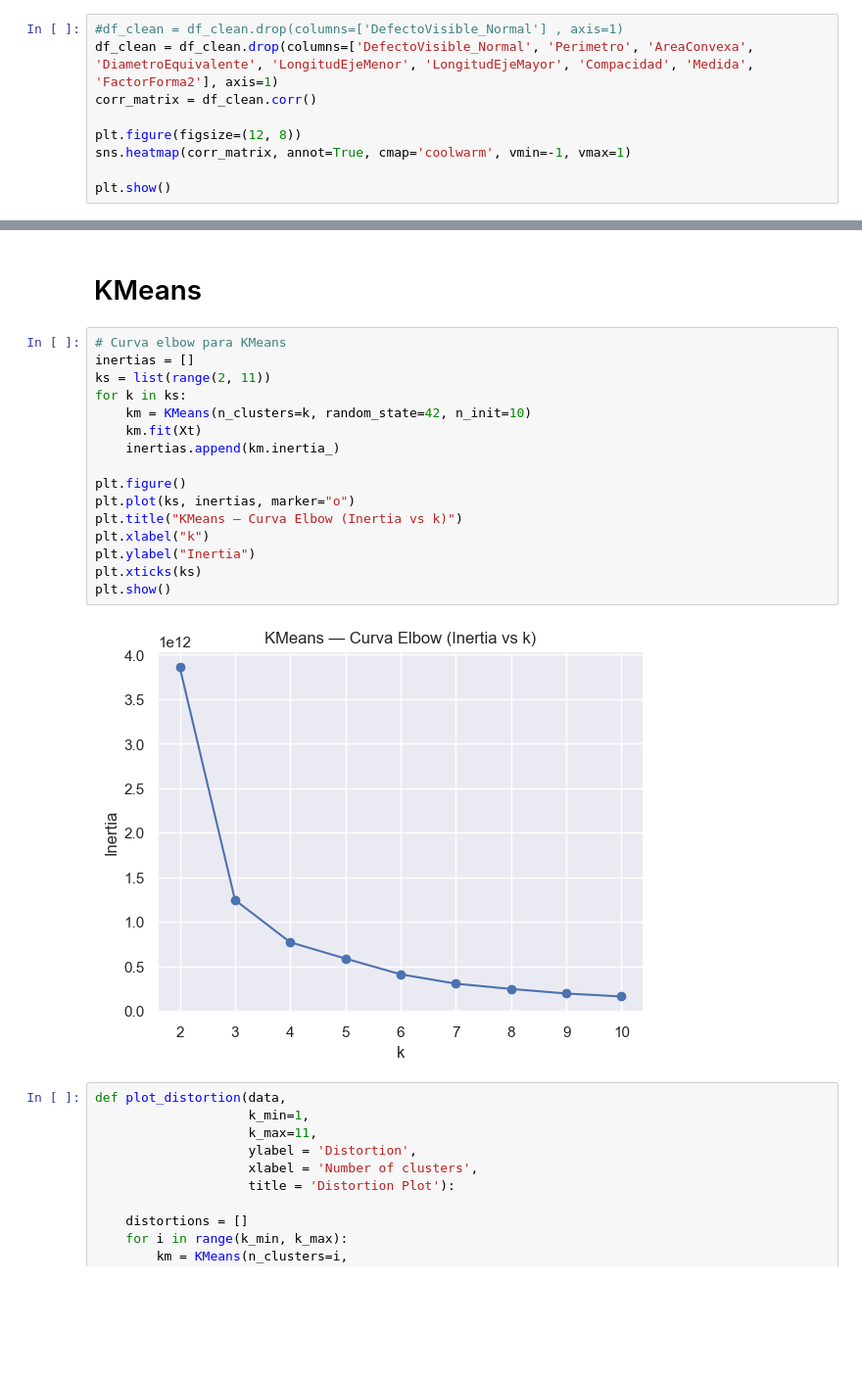
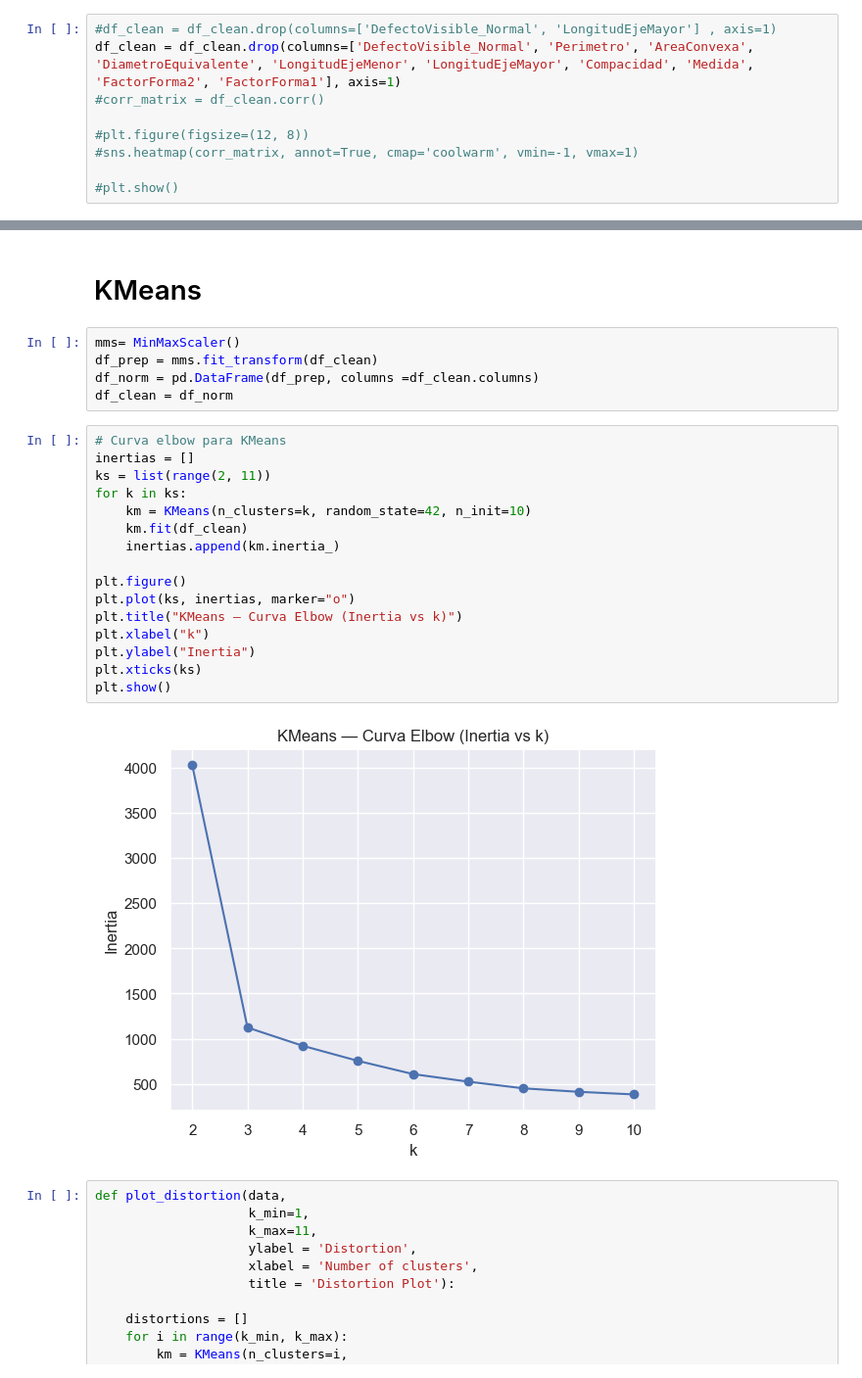
Before and after one commit to BILabsAndProjects/Lab2-Senecafe, a Jupyter notebook: Laboratorio2 LM.ipynb, the cells around one changed output, grey strips where cells are left out. Shown at 98% size. Drawn from its saved outputs; the diff is of its cells as text; blank space fills up the shorter version.

```diff
--- a/Laboratorio2 LM.ipynb
+++ b/Laboratorio2 LM.ipynb
@@ -441,9 +443,9 @@ Siguiendo así, se puede ver que hay muchos atributos que estan fuertemente corr
 # %%
-#df_clean = df_clean.drop(columns=['DefectoVisible_Normal'] , axis=1)
-df_clean = df_clean.drop(columns=['DefectoVisible_Normal', 'Perimetro', 'AreaConvexa', 'DiametroEquivalente', 'LongitudEjeMenor', 'LongitudEjeMayor', 'Compacidad', 'Medida', 'FactorForma2'], axis=1)
-corr_matrix = df_clean.corr()
+#df_clean = df_clean.drop(columns=['DefectoVisible_Normal', 'LongitudEjeMayor'] , axis=1)
+df_clean = df_clean.drop(columns=['DefectoVisible_Normal', 'Perimetro', 'AreaConvexa', 'DiametroEquivalente', 'LongitudEjeMenor', 'LongitudEjeMayor', 'Compacidad', 'Medida', 'FactorForma2', 'FactorForma1'], axis=1)
+#corr_matrix = df_clean.corr()
 
-plt.figure(figsize=(12, 8))
-sns.heatmap(corr_matrix, annot=True, cmap='coolwarm', vmin=-1, vmax=1)
+#plt.figure(figsize=(12, 8))
+#sns.heatmap(corr_matrix, annot=True, cmap='coolwarm', vmin=-1, vmax=1)
 
-plt.show()
+#plt.show()
@@ -466,24 +466,29 @@ plt.show()
 [figure]
 # %% [markdown]
 # KMeans
+# %%
+mms= MinMaxScaler()
+df_prep = mms.fit_transform(df_clean)
+df_norm = pd.DataFrame(df_prep, columns =df_clean.columns)
+df_clean = df_norm
 # %%
 # Curva elbow para KMeans
 inertias = []
 ks = list(range(2, 11))
 for k in ks:
     km = KMeans(n_clusters=k, random_state=42, n_init=10)
-    km.fit(Xt)
+    km.fit(df_clean)
     inertias.append(km.inertia_)
 
 plt.figure()
 plt.plot(ks, inertias, marker="o")
 plt.title("KMeans — Curva Elbow (Inertia vs k)")
 plt.xlabel("k")
 plt.ylabel("Inertia")
 plt.xticks(ks)
 plt.show()
 # %% [output]
-[figure, old version]
+[figure, new version]
 # %%
 def plot_distortion(data,
                     k_min=1,
```
Also changed, not shown: parts of 30 cells of this notebook.
